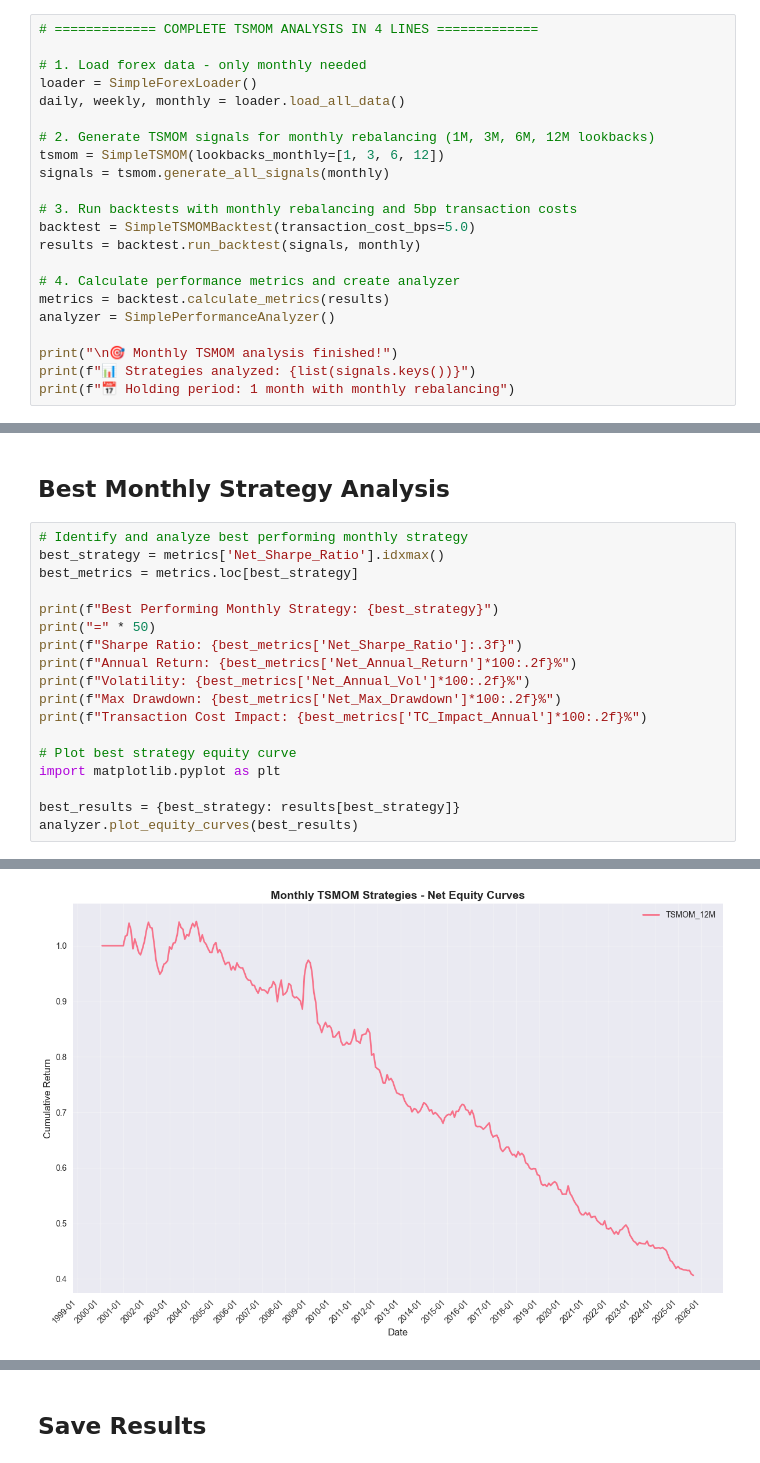
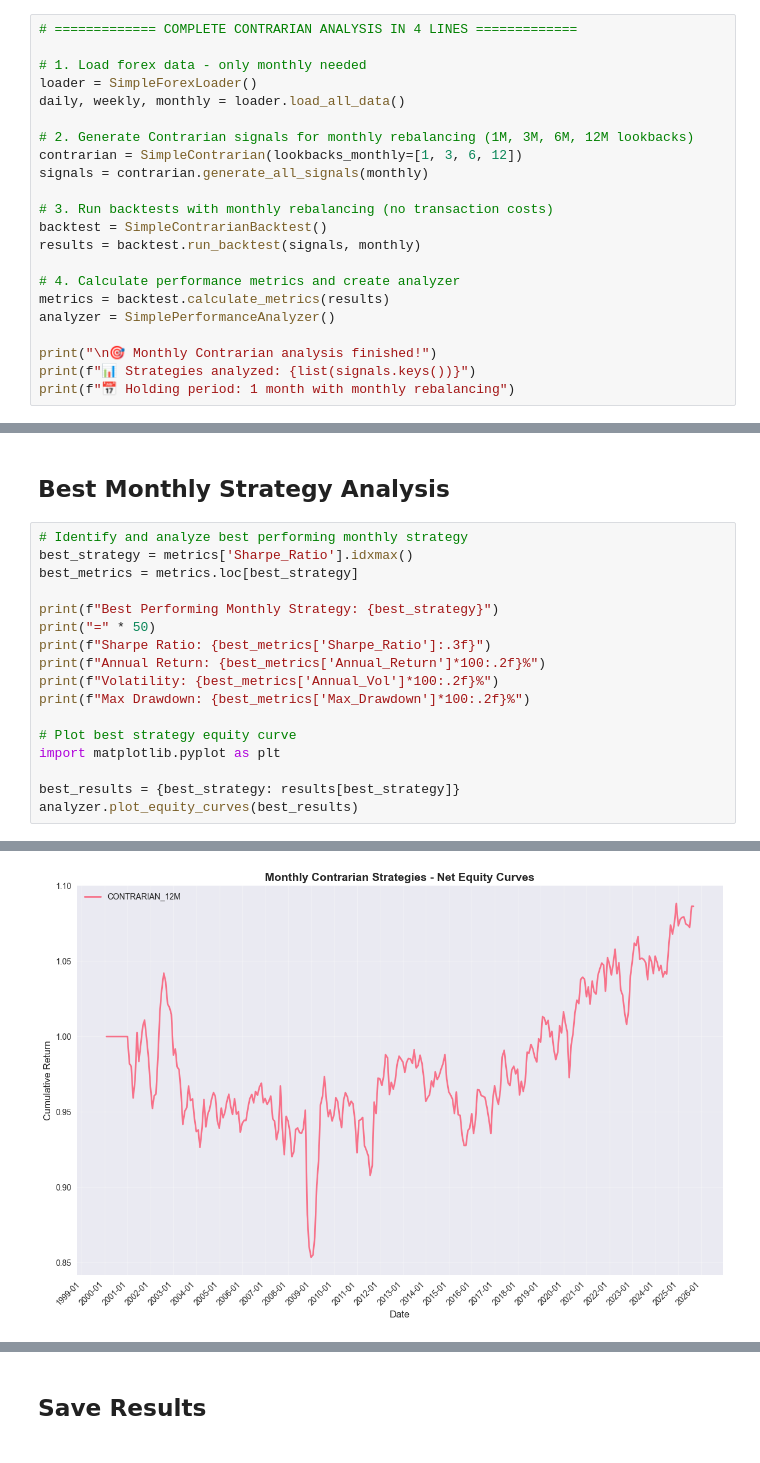
Before and after one commit to edoardoCame/Momentum-and-Contrarian, a Jupyter notebook: approaches/time_series_momentum/notebooks/tsmom_analysis.ipynb, the cells around one changed output, grey strips where cells are left out. Drawn from its saved outputs; the diff is of its cells as text.

```diff
--- a/approaches/time_series_momentum/notebooks/tsmom_analysis.ipynb
+++ b/approaches/time_series_momentum/notebooks/tsmom_analysis.ipynb
@@ -37,23 +37,23 @@ print("✅ All modules imported successfully!")
 # %%
-# ============= COMPLETE TSMOM ANALYSIS IN 4 LINES =============
+# ============= COMPLETE CONTRARIAN ANALYSIS IN 4 LINES =============
 
 # 1. Load forex data - only monthly needed
 loader = SimpleForexLoader()
 daily, weekly, monthly = loader.load_all_data()
 
-# 2. Generate TSMOM signals for monthly rebalancing (1M, 3M, 6M, 12M lookbacks)
-tsmom = SimpleTSMOM(lookbacks_monthly=[1, 3, 6, 12])
-signals = tsmom.generate_all_signals(monthly)
+# 2. Generate Contrarian signals for monthly rebalancing (1M, 3M, 6M, 12M lookbacks)
+contrarian = SimpleContrarian(lookbacks_monthly=[1, 3, 6, 12])
+signals = contrarian.generate_all_signals(monthly)
 
-# 3. Run backtests with monthly rebalancing and 5bp transaction costs
-backtest = SimpleTSMOMBacktest(transaction_cost_bps=5.0)
+# 3. Run backtests with monthly rebalancing (no transaction costs)
+backtest = SimpleContrarianBacktest()
 results = backtest.run_backtest(signals, monthly)
 
 # 4. Calculate performance metrics and create analyzer
 metrics = backtest.calculate_metrics(results)
 analyzer = SimplePerformanceAnalyzer()
 
-print("\n🎯 Monthly TSMOM analysis finished!")
+print("\n🎯 Monthly Contrarian analysis finished!")
 print(f"📊 Strategies analyzed: {list(signals.keys())}")
 print(f"📅 Holding period: 1 month with monthly rebalancing")
 # %% [output]
@@ -162,16 +162,15 @@ Lookback Period Analysis:
 ## Best Monthly Strategy Analysis
 # %%
 # Identify and analyze best performing monthly strategy
-best_strategy = metrics['Net_Sharpe_Ratio'].idxmax()
+best_strategy = metrics['Sharpe_Ratio'].idxmax()
 best_metrics = metrics.loc[best_strategy]
 
 print(f"Best Performing Monthly Strategy: {best_strategy}")
 print("=" * 50)
-print(f"Sharpe Ratio: {best_metrics['Net_Sharpe_Ratio']:.3f}")
-print(f"Annual Return: {best_metrics['Net_Annual_Return']*100:.2f}%")
-print(f"Volatility: {best_metrics['Net_Annual_Vol']*100:.2f}%")
-print(f"Max Drawdown: {best_metrics['Net_Max_Drawdown']*100:.2f}%")
-print(f"Transaction Cost Impact: {best_metrics['TC_Impact_Annual']*100:.2f}%")
+print(f"Sharpe Ratio: {best_metrics['Sharpe_Ratio']:.3f}")
+print(f"Annual Return: {best_metrics['Annual_Return']*100:.2f}%")
+print(f"Volatility: {best_metrics['Annual_Vol']*100:.2f}%")
+print(f"Max Drawdown: {best_metrics['Max_Drawdown']*100:.2f}%")
 
 # Plot best strategy equity curve
 import matplotlib.pyplot as plt
@@ -189,2 +187,2 @@ Transaction Cost Impact: 3.00%
-[figure, old version]
+[figure, new version]
 # %% [markdown]
```
Also changed, not shown: parts of 16 cells of this notebook, 16 other files.
